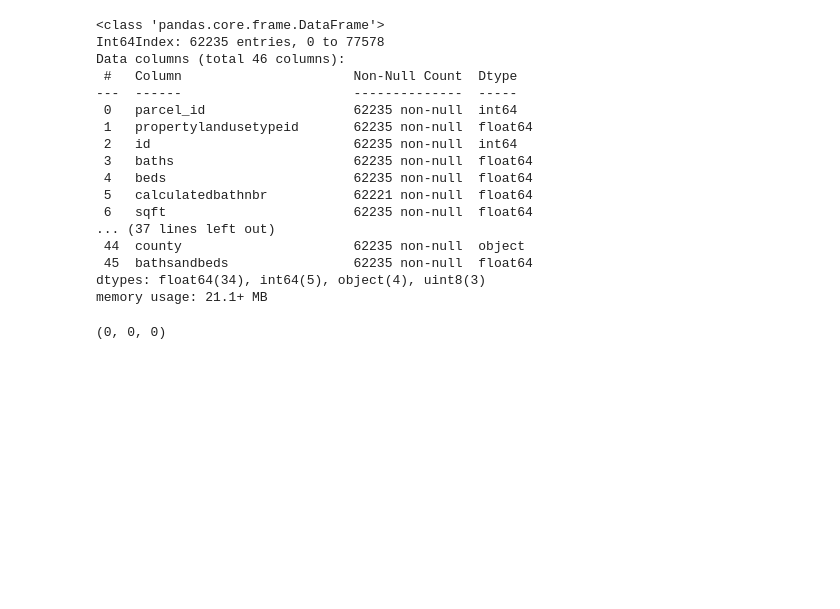
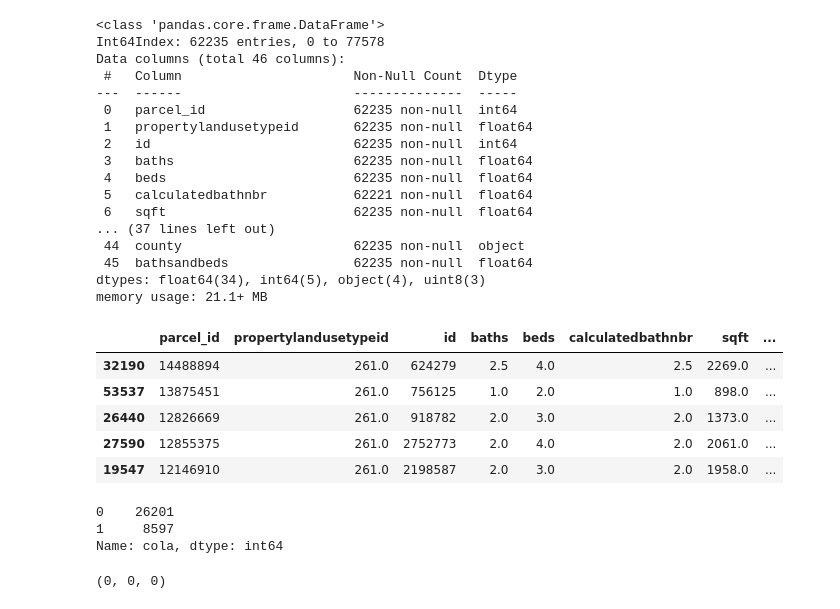
Before and after one commit to Olivert75/clustering_project, a Jupyter notebook: first_workbook.ipynb, the cells around one changed output. Drawn from its saved outputs; the diff is of its cells as text; code cells hidden in the pictures; blank space fills up the shorter version.

```diff
--- a/first_workbook.ipynb
+++ b/first_workbook.ipynb
@@ -92,6 +94,21 @@ Data columns (total 46 columns):
  45  bathsandbeds                62235 non-null  float64
 dtypes: float64(34), int64(5), object(4), uint8(3)
 memory usage: 21.1+ MB
+# %%
+df.head()
+# %% [output]
+|  | parcel_id | propertylandusetypeid | id | baths | beds | calculatedbathnbr | sqft | ... |
+| 32190 | 14488894 | 261.0 | 624279 | 2.5 | 4.0 | 2.5 | 2269.0 | ... |
+| 53537 | 13875451 | 261.0 | 756125 | 1.0 | 2.0 | 1.0 | 898.0 | ... |
+| 26440 | 12826669 | 261.0 | 918782 | 2.0 | 3.0 | 2.0 | 1373.0 | ... |
+| 27590 | 12855375 | 261.0 | 2752773 | 2.0 | 4.0 | 2.0 | 2061.0 | ... |
+| 19547 | 12146910 | 261.0 | 2198587 | 2.0 | 3.0 | 2.0 | 1958.0 | ... |
+# %%
+df.cola.value_counts()
+# %% [output]
+0    26201
+1     8597
+Name: cola, dtype: int64
 # %%
 #split into train, validate, test. Our target is logerror
 train, validate, test = w.train_validate_test_split(df, 'logerror', seed=1234)
```
Also changed, not shown: parts of 22 cells of this notebook.
